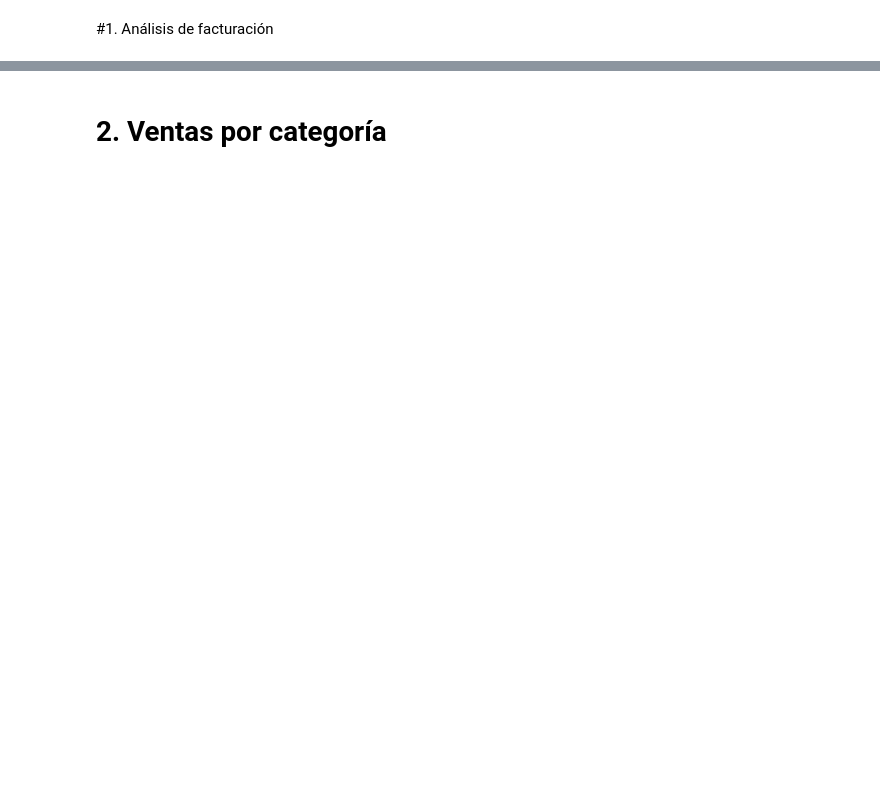
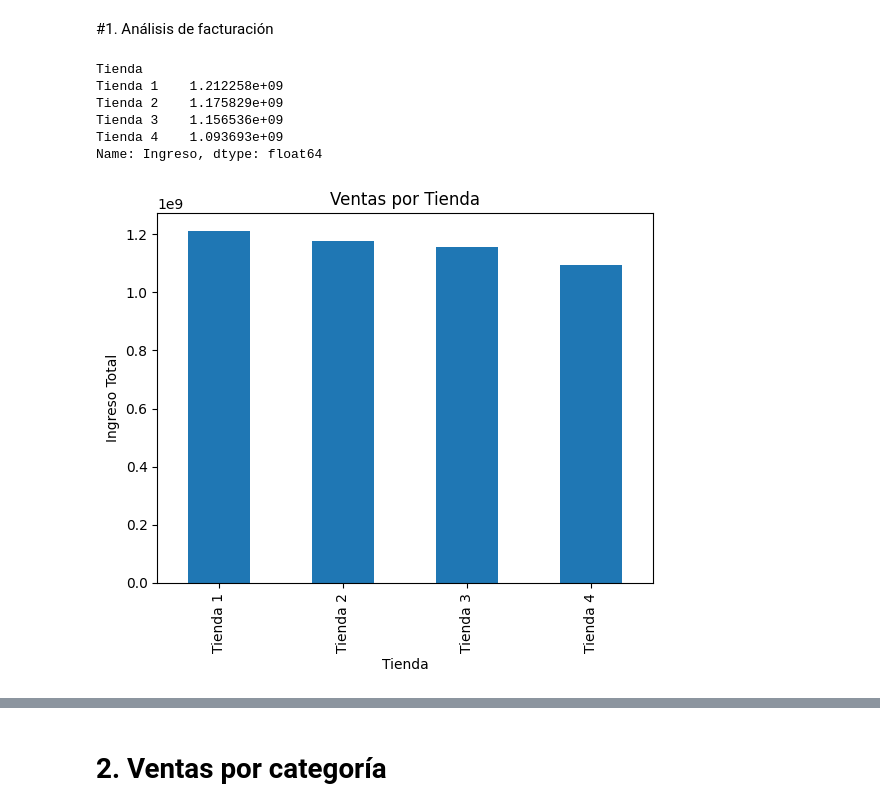
Before and after one commit to kariguti/Amigo-Secreto-ProgramaONE, a Jupyter notebook: AluraStoreLatam.ipynb, the cells around one changed output, grey strips where cells are left out. Cells and saved outputs as stored; diff of their text form; code cells hidden in the pictures; blank space fills up the shorter version.

```diff
--- a/AluraStoreLatam.ipynb
+++ b/AluraStoreLatam.ipynb
@@ -25,0 +36,7 @@ tienda.head()
+# %%
+tienda['Tienda'] = 'Tienda 1'
+tienda2['Tienda'] = 'Tienda 2'
+tienda3['Tienda'] = 'Tienda 3'
+tienda4['Tienda'] = 'Tienda 4'
+
+negocio = pd.concat([tienda, tienda2, tienda3, tienda4], ignore_index=True)
@@ -26,2 +92,20 @@ tienda.head()
 # %% [markdown]
 #1. Análisis de facturación
+# %%
+# Ingresos por tienda
+negocio['Ingreso'] = negocio['Precio'] + negocio['Costo de envío']
+ventas_por_tienda = negocio.groupby('Tienda')['Ingreso'].sum()
+print(ventas_por_tienda)
+
+# Visualizar
+ventas_por_tienda.plot(kind='bar', title='Ventas por Tienda')
+plt.ylabel('Ingreso Total')
+plt.show()
+# %% [output]
+Tienda
+Tienda 1    1.212258e+09
+Tienda 2    1.175829e+09
+Tienda 3    1.156536e+09
+Tienda 4    1.093693e+09
+Name: Ingreso, dtype: float64
+[figure, added]
```
Also changed, not shown: parts of 14 cells of this notebook.
